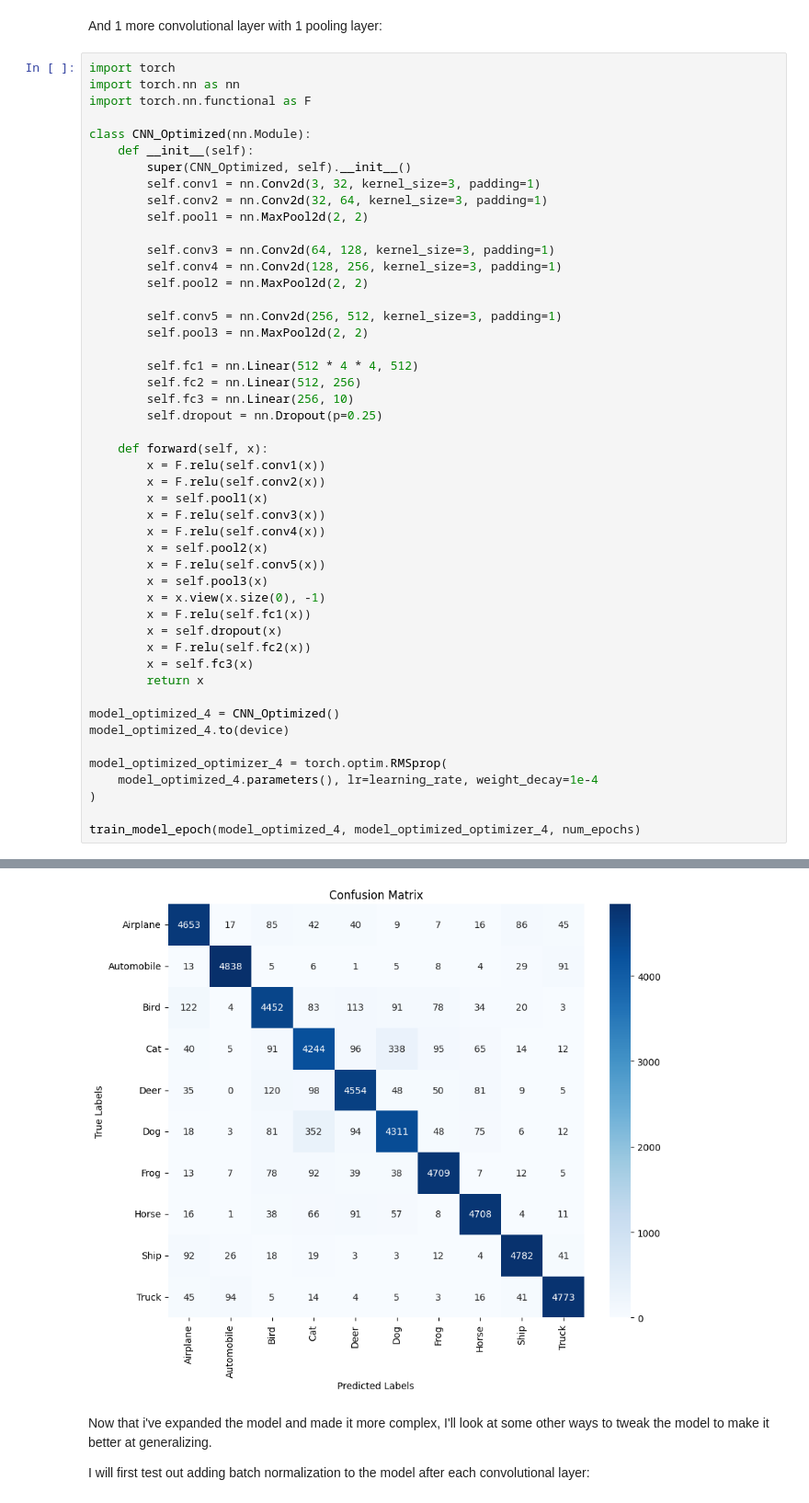
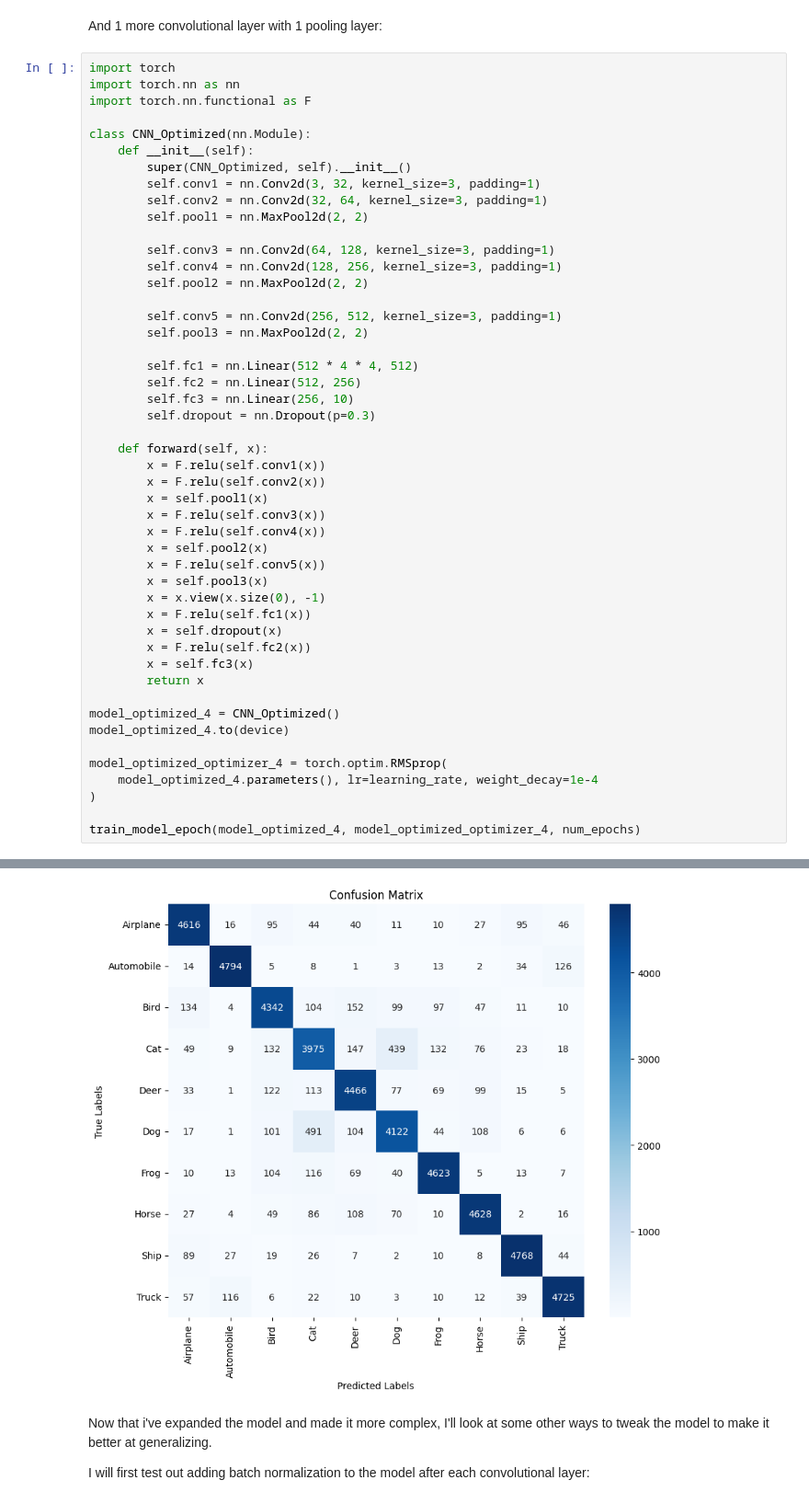
Before and after one commit to zcityuni/IN3063-coursework, a Jupyter notebook: Task2_Part2.ipynb, the cells around one changed output, grey strips where cells are left out. Shown at 92% size. Drawn from its saved outputs; the diff is of its cells as text.

```diff
--- a/Task2_Part2.ipynb
+++ b/Task2_Part2.ipynb
@@ -326,7 +327,7 @@ class CNN_Optimized(nn.Module):
         self.fc1 = nn.Linear(512 * 4 * 4, 512)
         self.fc2 = nn.Linear(512, 256)
         self.fc3 = nn.Linear(256, 10)
-        self.dropout = nn.Dropout(p=0.25)
+        self.dropout = nn.Dropout(p=0.3)
 
     def forward(self, x):
         x = F.relu(self.conv1(x))
@@ -376,4 +377,4 @@ Precision: 0.9204, Recall: 0.9205, F1 Score: 0.9204
-[figure, old version]
+[figure, new version]
 # %% [markdown]
 Now that i've expanded the model and made it more complex, I'll look at some other ways to tweak the model to make it better at generalizing.
 
```
Also changed, not shown: parts of 11 cells of this notebook.
